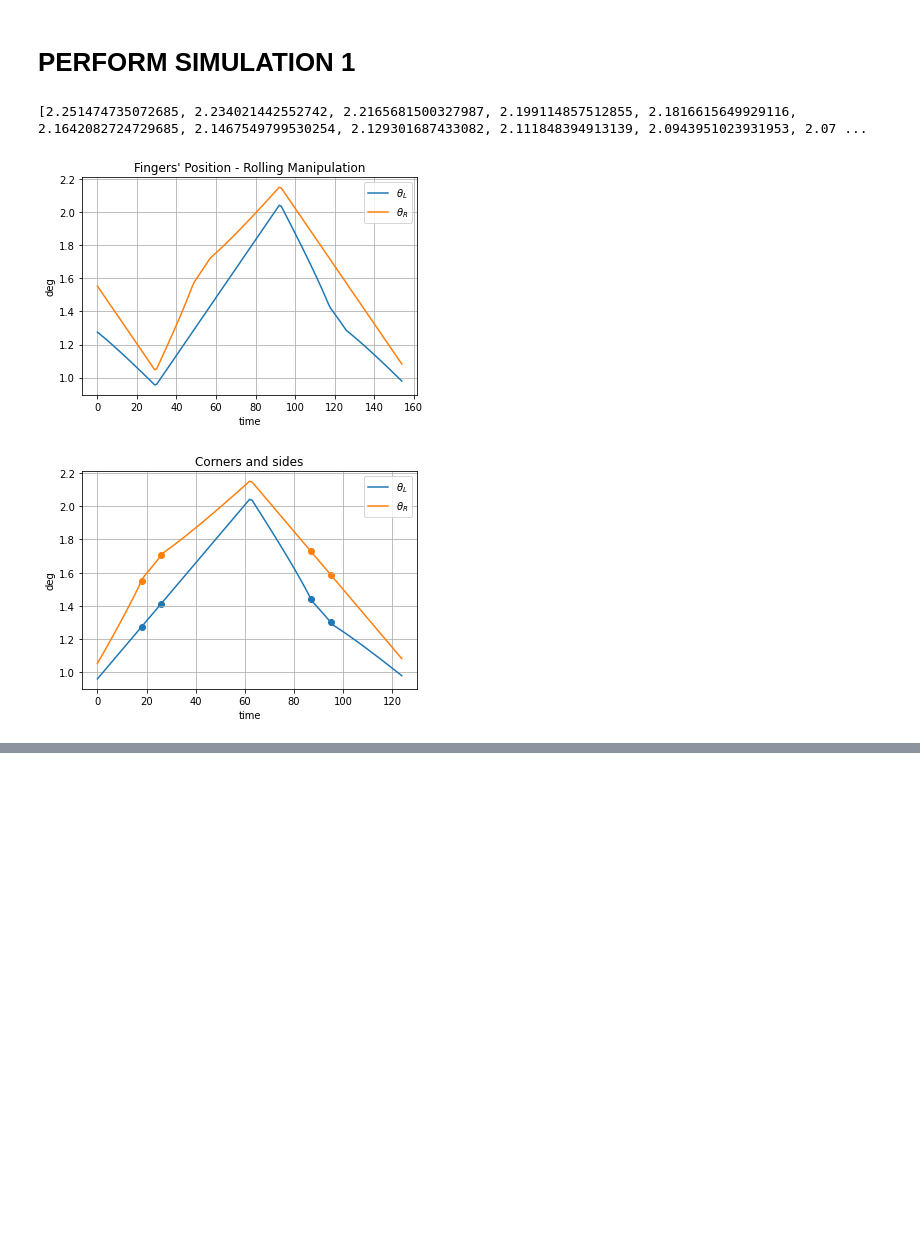
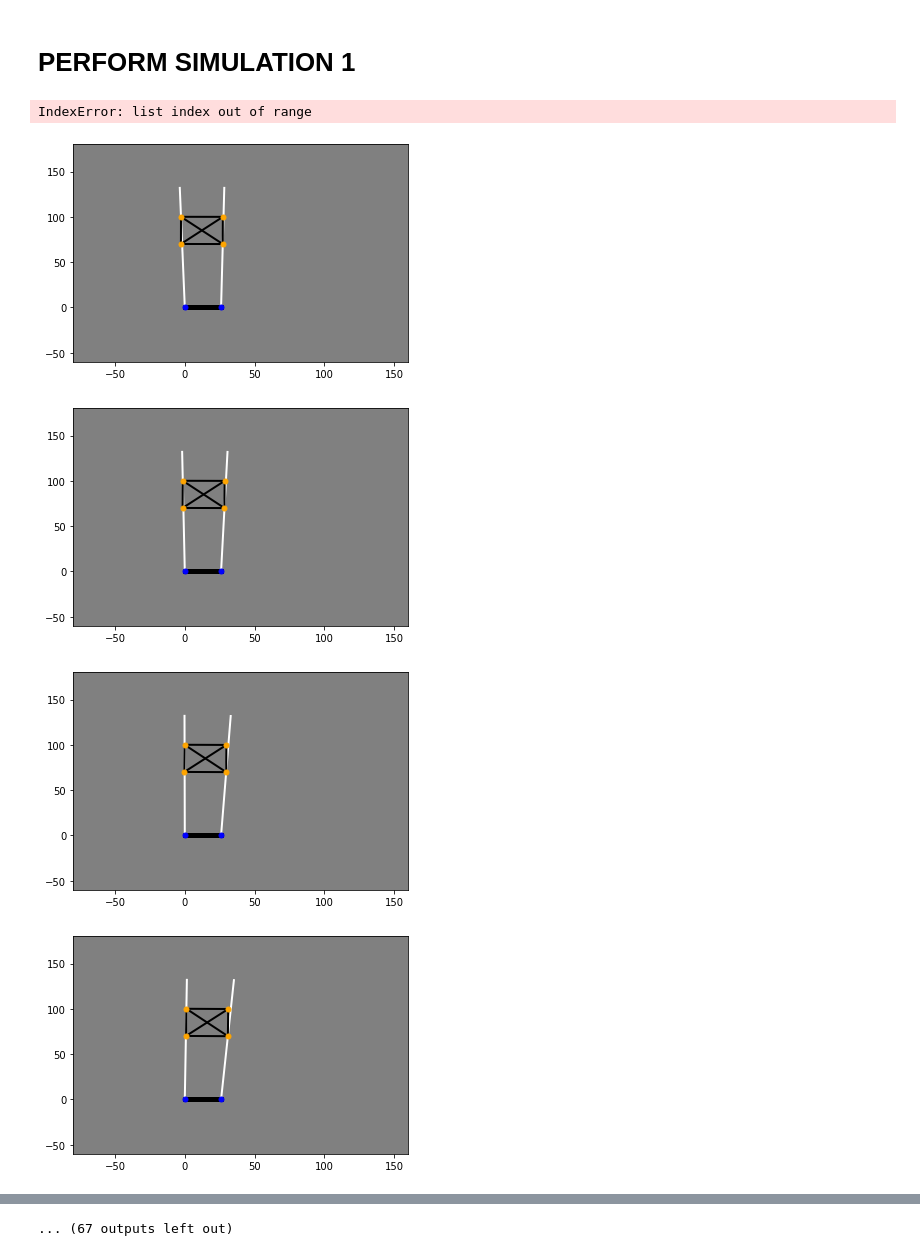
Before and after one commit to ej3517/FYP_EEE_Proprioceptive_Robot_Hand, a Jupyter notebook: Simulation/rolling_simulation.ipynb, the cells around one changed output, grey strips where cells are left out. Saved outputs shown, nothing was run; the diff lists cells and outputs as text; code cells hidden in the pictures; blank space fills up the shorter version.

```diff
--- a/Simulation/rolling_simulation.ipynb
+++ b/Simulation/rolling_simulation.ipynb
@@ -70,6 +70,7 @@ def square_generation_side(p1,p2,side):
     v = np.matmul(T,u)
     p3 = p1 - side*v
     p4 = p2 - side*v
+
     return [p3, p4]
 
 # GENERATION OF THE SQUARE
@@ -81,7 +82,7 @@ def corner_identification(pivot,p1,p2):
     norm_u = np.linalg.norm(u)
     norm_v = np.linalg.norm(v)
     angle = math.acos(np.dot(v,u)/(norm_u*norm_v))
-    return angle > math.pi/2
+    return angle > math.pi/2 + 0.001
 # %%
 # PLOTTING FUNCTIONS
 
@@ -211,7 +212,7 @@ def rolling_simulation_side(a, b, c, d, s, traj, forward):
             #list_theta_l += [[theta_l*180/math.pi,'side']]
             #list_theta_r += [[theta_r*180/math.pi,'side']]
         ### UNCOMMENT IF YOU WISH TO PLOT THE ANIMATION ###
-        #plot_scene(A1,B1,C1,D1,E1,F1,G1,H1)
+        plot_scene(A1,B1,C1,D1,E1,F1,G1,H1)
         ###################################################
     return [list_theta_l, list_theta_r, a, c]
 
@@ -248,6 +249,7 @@ def rolling_simulation_diag(a, b, c, d, s, traj, forward):
         if corner_identification(C1,D1,F1):
             c = c+s
             [next_theta_l, next_theta_r, a, c] = rolling_simulation_side(a, s, c, d, b, traj[i:-1], forward)
+            print(list_theta_l)
             list_theta_l[-1][1] ="corner"
             list_theta_l += next_theta_l
             list_theta_r[-1][1] ="corner"
@@ -270,7 +272,7 @@ def rolling_simulation_diag(a, b, c, d, s, traj, forward):
             #list_theta_l += [[theta_l*180/math.pi,'side']]
             #list_theta_r += [[theta_r*180/math.pi,'side']]
         ### UNCOMMENT IF YOU WISH TO PLOT THE ANIMATION ###
-        #plot_scene(A1,B1,C1,D1,E1,F1,G1,H1)
+        plot_scene(A1,B1,C1,D1,E1,F1,G1,H1)
         ###################################################
     return [list_theta_l, list_theta_r, a, c]
 
@@ -295,7 +297,6 @@ def manipulation_simulation(sqrt_dim, ini_drf, gap, minang, maxang):
     [pos_l1, pos_r1, dlf, drf] = rolling_simulation_diag(dlf, sqrt_diag, drf, finger_gap, sqrt_dim, trajectory_increasing, not clockwise)
     #### clockwise full motion
     new_trajectory_decreasing = list_of_angle(minang,maxang+10,not increasing)
-    print(new_trajectory_decreasing)
     trajectory_decreasing = [element for element in new_trajectory_decreasing if element < pos_r1[-1][0]]
     [pos_l2, pos_r2, dlf, drf] = rolling_simulation_diag(dlf, sqrt_diag, drf, finger_gap, sqrt_dim, trajectory_decreasing, clockwise)
     ### final plot of the angle evolution
@@ -305,24 +306,26 @@ def manipulation_simulation(sqrt_dim, ini_drf, gap, minang, maxang):
 # PERFORM SIMULATION 1
 # %%
 # INITIALIZATION
-sqrt_side = 25
-initial_drf = 60 # bottom right finger to contact point
-finger_gap = 50 # width between fingers
+sqrt_side = 30
+initial_drf = 70 # bottom right finger to contact point
+finger_gap = 26 # width between fingers
 min_ang = 60
 max_ang = 120
 
 # Perform the simulation
 [data_pos_L1,data_pos_R1,data_pos_L2,data_pos_R2] = manipulation_simulation(sqrt_side, initial_drf, finger_gap, min_ang, max_ang)
 plot_corner_side(data_pos_L1+data_pos_L2,data_pos_R1+data_pos_R2)
 
 # STORE THE DATA  INTO A JSON FILE
 data_pos_sim = {
     "LF_motion1": data_pos_L1,
     "RF_motion1": data_pos_R1,
     "LF_motion2": data_pos_L2,
     "RF_motion2": data_pos_R2,
 }
 # %% [output]
-[2.251474735072685, 2.234021442552742, 2.2165681500327987, 2.199114857512855, 2.1816615649929116, 2.1642082724729685, 2.1467549799530254, 2.129301687433082, 2.111848394913139, 2.0943951023931953, 2.07 ...
+IndexError: list index out of range
-[figure, old version]
+[figure, new version]
-[figure, old version]
+[figure, new version]
+[figure, added]
+[figure, added]
@@ -329,3 +339,4 @@ data_pos_sim = {
+... (67 outputs left out)
 # %%
 # STORE DATA
 ## INITIALIZE THE JSON FILE !!!!!!!!!
```
Also changed, not shown: parts of 1 cell of this notebook, 1 other file.
